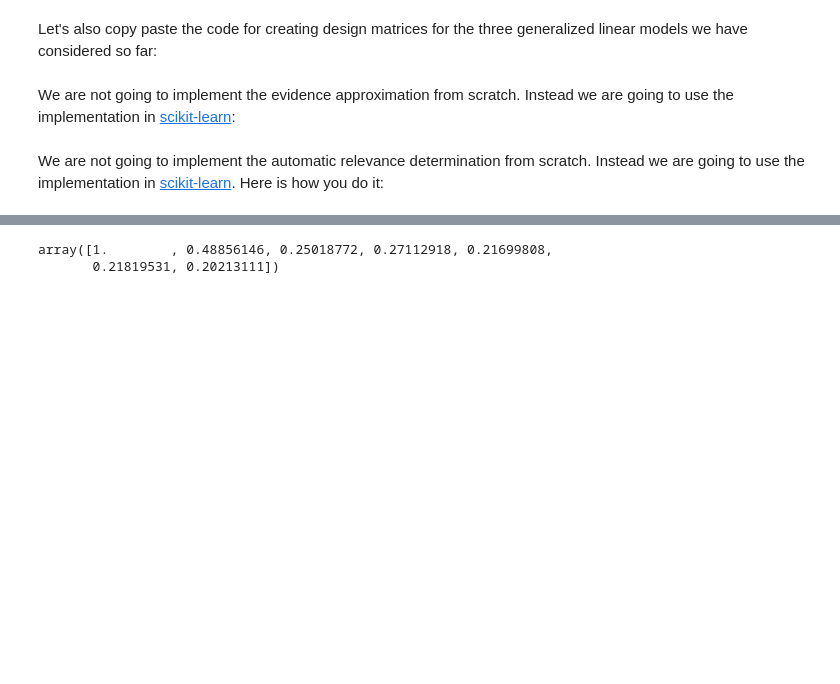
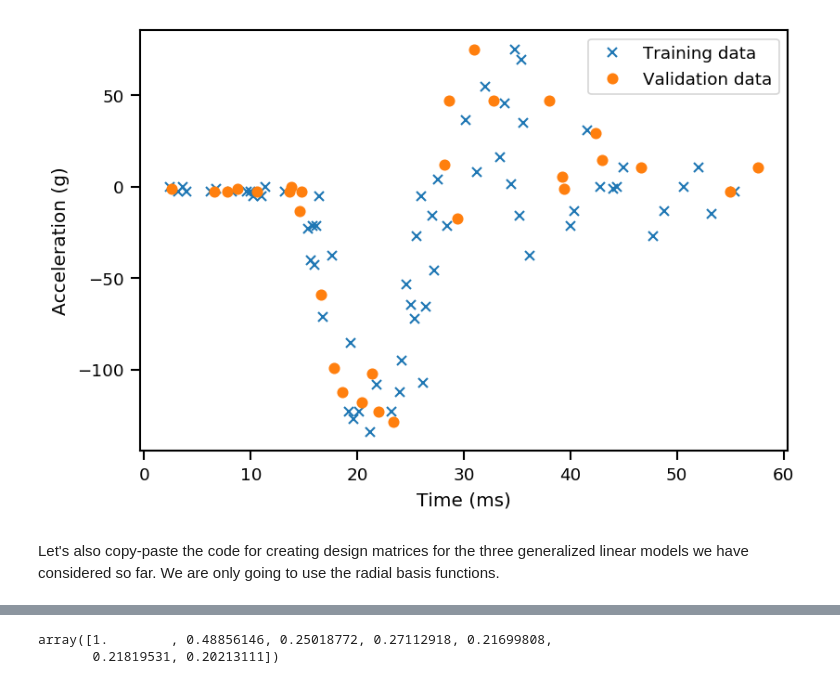
Before and after one commit to PredictiveScienceLab/data-analytics-se, a Jupyter notebook: activities/hands-on-15.3.ipynb, the cells around one changed output, grey strips where cells are left out. Cells and saved outputs as stored; diff of their text form; code cells hidden in the pictures; blank space fills up the shorter version.

```diff
--- a/activities/hands-on-15.3.ipynb
+++ b/activities/hands-on-15.3.ipynb
@@ -31,2 +29,25 @@ plt.legend(loc='best');
+# %%
+# Before splitting the data, randomly permute rows
+permuted_data = np.random.permutation(data)
+# Now we split in a training set
+train_data = permuted_data[:num_train] # This picks the first n_train rows
+# and a validation set
+valid_data = permuted_data[num_train:] # This puts the rest on the validation rows
+# Get the x's and the y's for regression
+x_train = train_data[:, 0]
+y_train = train_data[:, 1]
+# Get the x's and the y's for validation
+x_valid = valid_data[:, 0]
+y_valid = valid_data[:, 1]
+# Let's plot the training and the validation datasets in different colors
+fig, ax = plt.subplots(dpi=150)
+ax.plot(x_train, y_train, 'x', label='Training data')
+ax.plot(x_valid, y_valid, 'o', label='Validation data')
+ax.set_xlabel('Time (ms)')
+ax.set_ylabel('Acceleration (g)')
+plt.legend(loc='best');
+# %% [output]
+[figure, added]
 # %% [markdown]
-Let's also copy paste the code for creating design matrices for the three generalized linear models we have considered so far:
+Let's also copy-paste the code for creating design matrices for the three generalized linear models we have considered so far.
+We are only going to use the radial basis functions.
@@ -76,5 +53,0 @@ def get_rbf_design_matrix(x, x_centers, ell):
-# %% [markdown]
-We are not going to implement the evidence approximation from scratch. Instead we are going to use the implementation in [scikit-learn](https://scikit-learn.org/stable/modules/generated/sklearn.linear_model.BayesianRidge.html#sklearn.linear_model.BayesianRidge):
-# %% [markdown]
-We are not going to implement the automatic relevance determination from scratch. Instead we are going to use the implementation in [scikit-learn](https://scikit-learn.org/stable/modules/generated/sklearn.linear_model.ARDRegression.html#sklearn.linear_model.ARDRegression).
-Here is how you do it:
```
Also changed, not shown: parts of 7 cells of this notebook, 1 other file.
